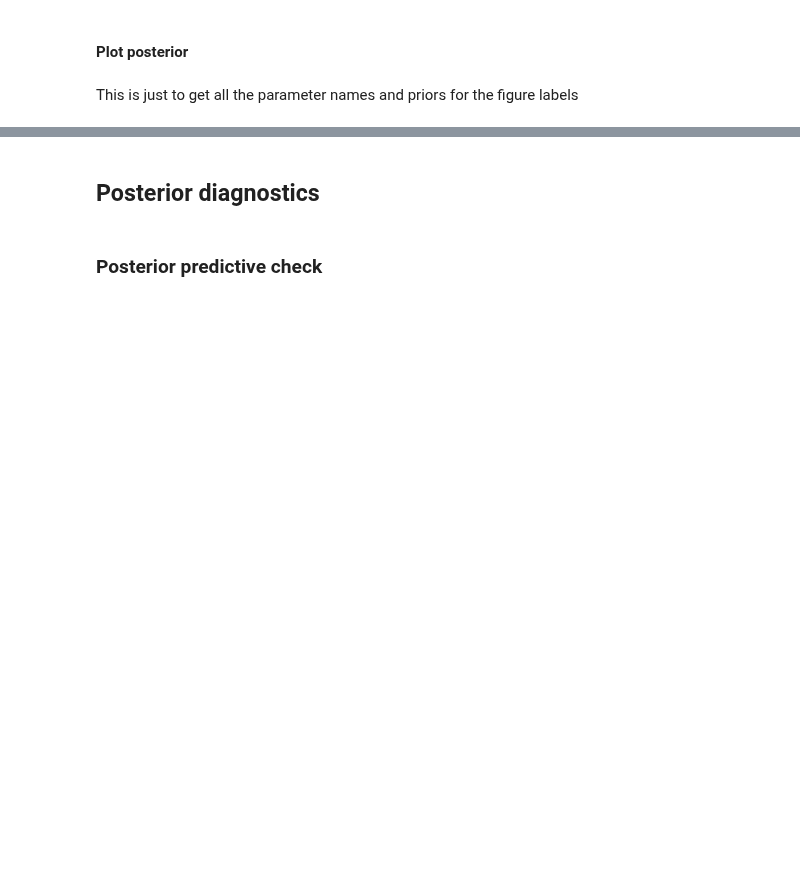
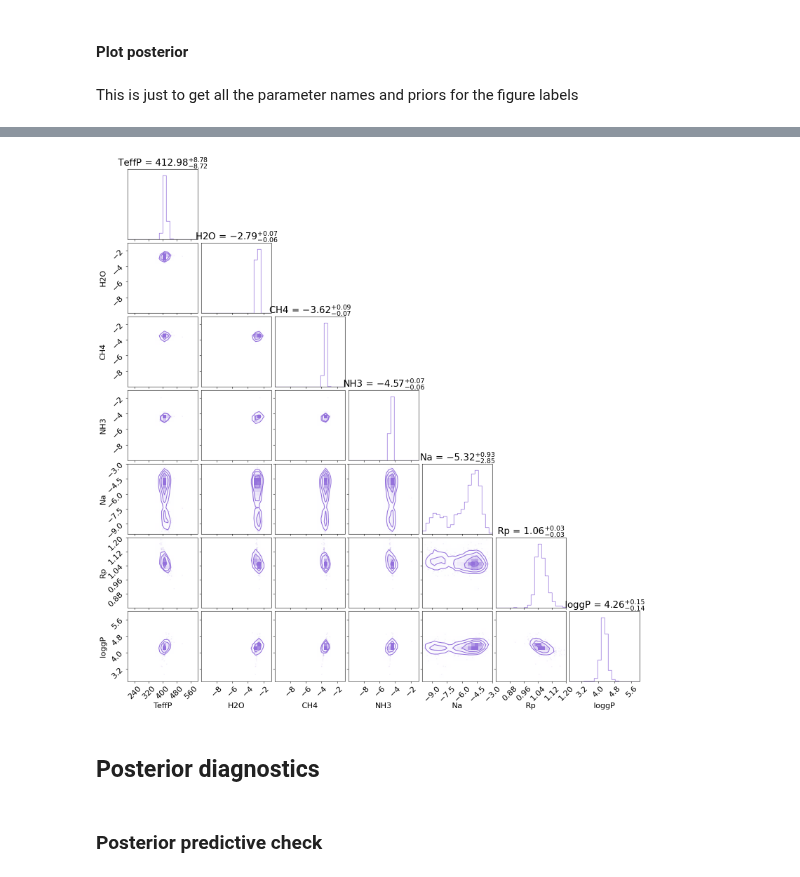
Before and after one commit to franciscoardevolmartinez/FlopPITy, a Jupyter notebook: examples/Example_ARCiS.ipynb, the cells around one changed output, grey strips where cells are left out. Cells and saved outputs as stored; diff of their text form; code cells hidden in the pictures; blank space fills up the shorter version.

```diff
--- a/examples/Example_ARCiS.ipynb
+++ b/examples/Example_ARCiS.ipynb
@@ -19,15 +19,15 @@ pars, obs_list = read_ARCiS_input(arcis_input)
 
 ARCiS_kwargs= dict(
     input_file = arcis_input,
-    output_dir = '/Users/floppityflappity/Work/WISE1828/test_231025',
+    output_dir = '/Users/floppityflappity/Work/WISE1828/test_pca_100',
 )
 # %% [markdown]
 Let's now define the training and flow hyperparameters.
 # %%
 training_kwargs= dict(
-    stop_after_epochs = 40,
+    stop_after_epochs = 20,
     num_atoms = 10,
-    learning_rate=3e-4,
+    learning_rate=1e-3,
     force_first_round_loss=True,
     use_combined_loss=True
 )
@@ -39,12 +39,12 @@ flow_kwargs=dict(
     blocks=2,
     hidden=32,
     dropout=0.01,
-    max_num_epochs=500,
+    # max_num_epochs=500,
 )
 # %% [markdown]
 Now let's create our retrieval object and load the observations and priors into it.
 # %%
-R = Retrieval(ARCiS)
+R = Retrieval(ARCiS, do_pca=True)
 R.parameters=pars
 R.get_obs(obs_list)
 # %% [markdown]
@@ -57,4 +57,7 @@ The post_process tag means that they're not passed onto the simulator but the sp
 #### Run retrieval
 # %%
 R.run(flow_kwargs=flow_kwargs, training_kwargs=training_kwargs, simulator_kwargs=ARCiS_kwargs,
-      resume=False, n_threads=4,  n_rounds=5, n_samples_init=256, n_samples=64)
+      resume=False, n_threads=8,  n_rounds=5, n_samples=512, n_pca=100, save_data=True,
+      reuse_prior='/Users/floppityflappity/Work/WISE1828/test_pca_10/data_0.pkl',
+      output_dir=ARCiS_kwargs['output_dir']
+      )
@@ -83,7 +111,11 @@ CORNER_KWARGS=dict(
     hist_bin_factor=1,
     plot_contours=True,
     show_titles=True,
-    color='mediumpurple',
+
     range=full,
 )
-fig=R.plot_corner(-1,**CORNER_KWARGS)
+fig=R.plot_corner(-1, color='mediumpurple',**CORNER_KWARGS)
+
+# fig1=R.plot_corner(-2, fig=fig, color='orchid', **CORNER_KWARGS)
+# fig2=R.plot_corner(-3, fig=fig, color='pink', **CORNER_KWARGS)
+# %% [output]
@@ -90,3 +129,4 @@ fig=R.plot_corner(-1,**CORNER_KWARGS)
+[figure, added]
 # %% [markdown]
 ## Posterior diagnostics
 # %% [markdown]
```
Also changed, not shown: parts of 6 cells of this notebook, 5 other files.
